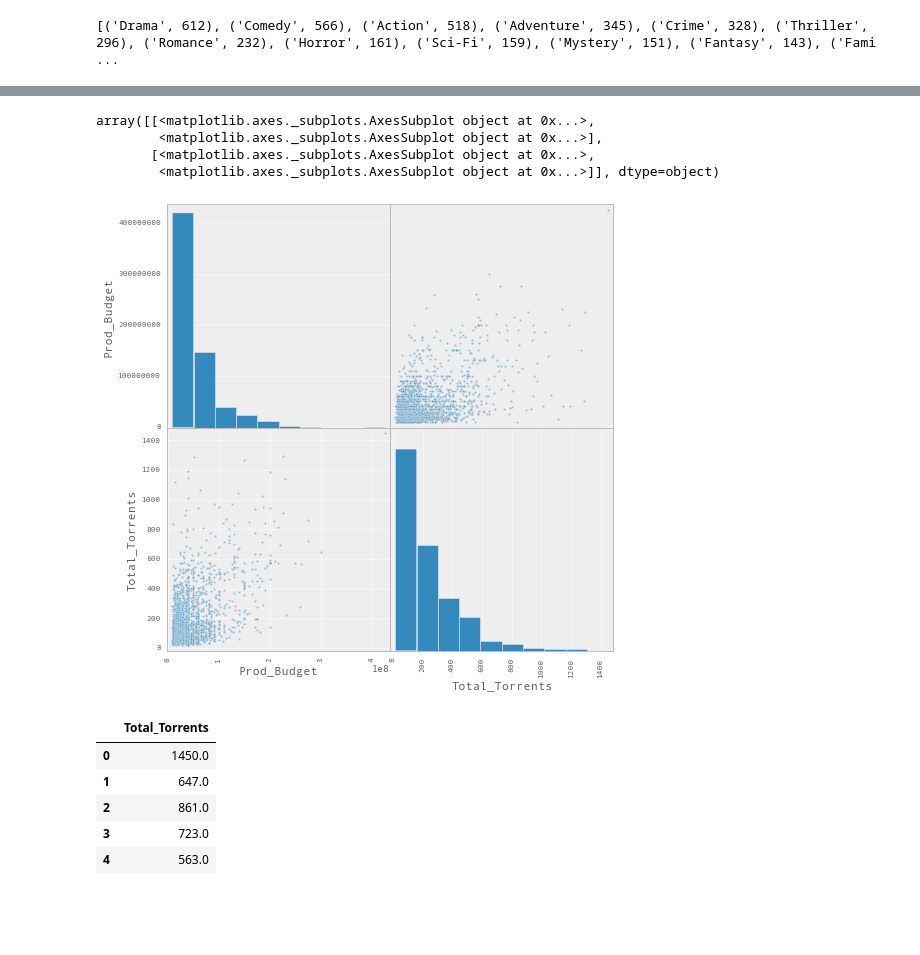
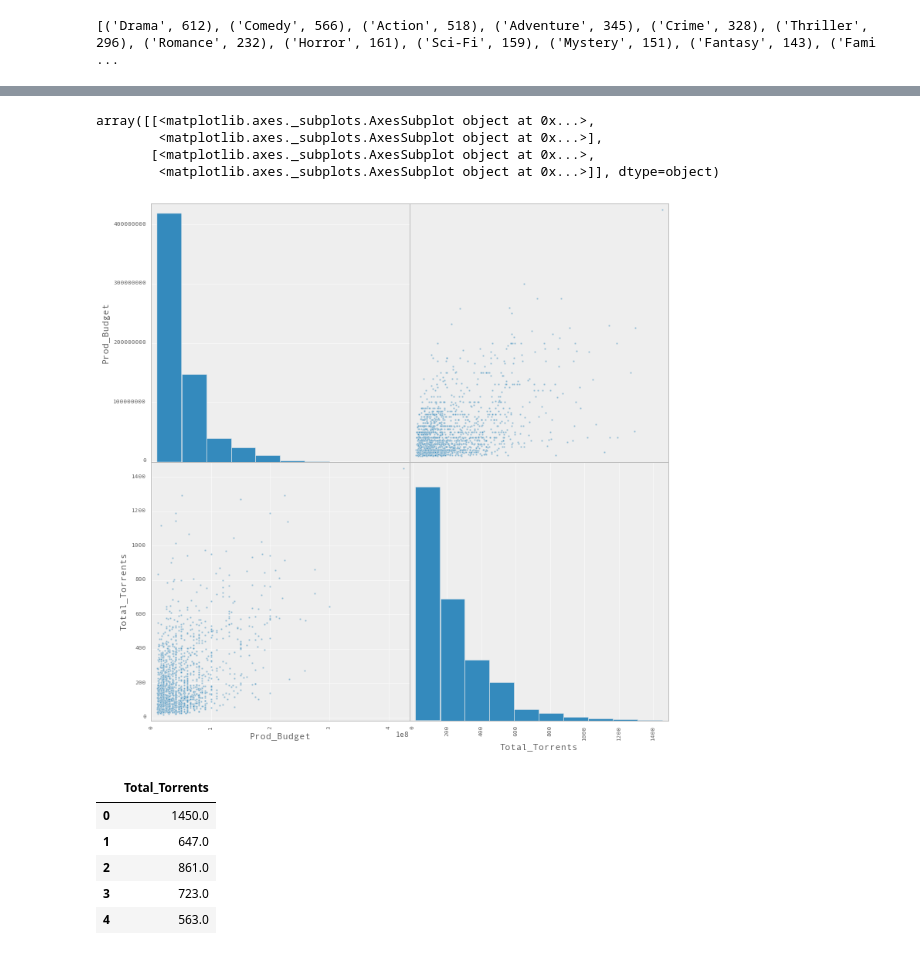
Before and after one commit to bryantbiggs/movie_torrents, a Jupyter notebook: Genre_Analysis_Draft1.ipynb, the cells around one changed output, grey strips where cells are left out. Cells and saved outputs as stored; diff of their text form; code cells hidden in the pictures; blank space fills up the shorter version.

```diff
--- a/Genre_Analysis_Draft1.ipynb
+++ b/Genre_Analysis_Draft1.ipynb
@@ -195,8 +195,3 @@ print(srt)
 # %% [output]
 [figure]
 [('Drama', 612), ('Comedy', 566), ('Action', 518), ('Adventure', 345), ('Crime', 328), ('Thriller', 296), ('Romance', 232), ('Horror', 161), ('Sci-Fi', 159), ('Mystery', 151), ('Fantasy', 143), ('Fami ...
-# %%
-pd.set_option('display.mpl_style', 'default')               # Produces pretty plots!
-plt.rcParams['figure.figsize'] = (8, 8)
-
-df_sub = df[['Prod_Budget', 'Genre', 'Total_Torrents']]
@@ -220,12 +211,13 @@ df_sub.describe()
 # %%
 # Lets take a look at our entire model
+plt.rcParams['figure.figsize'] = (12, 12)
 pd.tools.plotting.scatter_matrix(df_sub)
 # %% [output]
 array([[<matplotlib.axes._subplots.AxesSubplot object at 0x...>,
         <matplotlib.axes._subplots.AxesSubplot object at 0x...>],
        [<matplotlib.axes._subplots.AxesSubplot object at 0x...>,
         <matplotlib.axes._subplots.AxesSubplot object at 0x...>]], dtype=object)
-[figure, old version]
+[figure, new version]
 # %%
 from patsy import dmatrices
 
```
Also changed, not shown: parts of 4 cells of this notebook.
